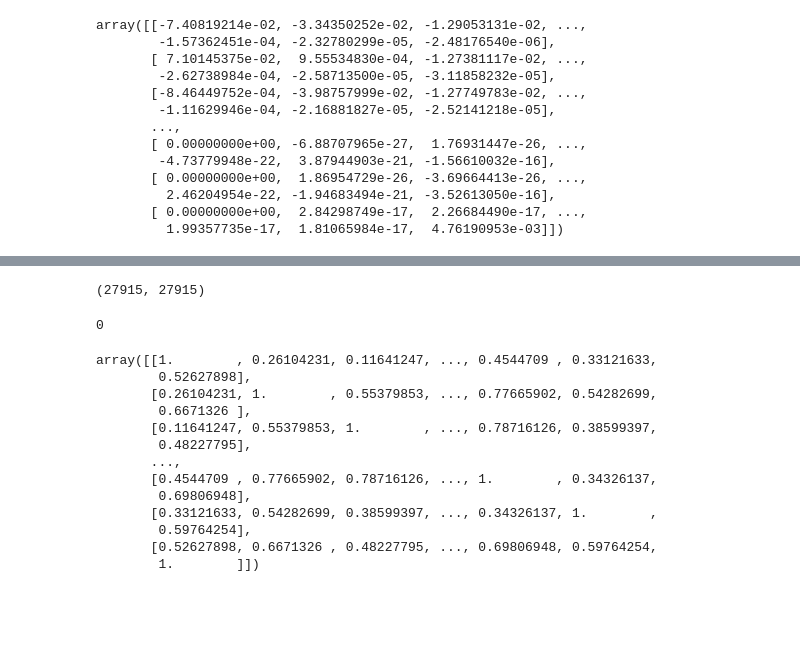
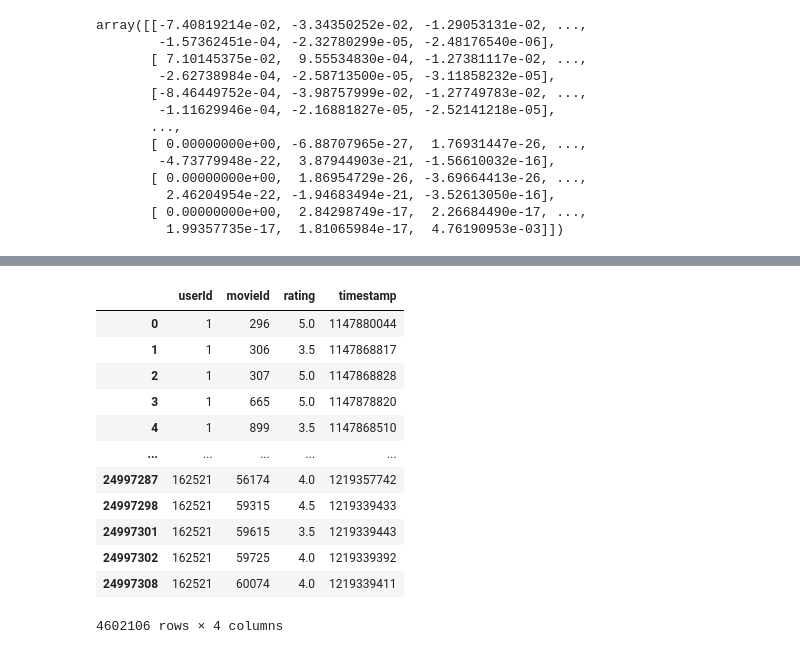
Before and after one commit to mskim94/Matrix_Factorization, a Jupyter notebook: Untitled.ipynb, the cells around one changed output, grey strips where cells are left out. Drawn from its saved outputs; the diff is of its cells as text; code cells hidden in the pictures; blank space fills up the shorter version.

Commit message:
Matrix Factorization

```diff
--- a/Untitled.ipynb
+++ b/Untitled.ipynb
@@ -357,28 +304,0 @@ matrix.shape
-# %%
-corr = np.corrcoef(matrix)
-corr.shape
-# %% [output]
-(27915, 27915)
-# %%
-movie_id = new_train.columns
-movie_id_list = list(movie_id)
-coffey_hands = movie_id_list.index(1)
-print(coffey_hands)
-# %% [output]
-0
-# %%
-corr
-# %% [output]
-array([[1.        , 0.26104231, 0.11641247, ..., 0.4544709 , 0.33121633,
-        0.52627898],
-       [0.26104231, 1.        , 0.55379853, ..., 0.77665902, 0.54282699,
-        0.6671326 ],
-       [0.11641247, 0.55379853, 1.        , ..., 0.78716126, 0.38599397,
-        0.48227795],
-       ...,
-       [0.4544709 , 0.77665902, 0.78716126, ..., 1.        , 0.34326137,
-        0.69806948],
-       [0.33121633, 0.54282699, 0.38599397, ..., 0.34326137, 1.        ,
-        0.59764254],
-       [0.52627898, 0.6671326 , 0.48227795, ..., 0.69806948, 0.59764254,
-        1.        ]])
@@ -384,0 +310,16 @@ array([[1.        , 0.26104231, 0.11641247, ..., 0.4544709 , 0.33121633,
+# %%
+train_df
+# %% [output]
+|  | userId | movieId | rating | timestamp |
+| 0 | 1 | 296 | 5.0 | 1147880044 |
+| 1 | 1 | 306 | 3.5 | 1147868817 |
+| 2 | 1 | 307 | 5.0 | 1147868828 |
+| 3 | 1 | 665 | 5.0 | 1147878820 |
+| 4 | 1 | 899 | 3.5 | 1147868510 |
+| ... | ... | ... | ... | ... |
+| 24997287 | 162521 | 56174 | 4.0 | 1219357742 |
+| 24997298 | 162521 | 59315 | 4.5 | 1219339433 |
+| 24997301 | 162521 | 59615 | 3.5 | 1219339443 |
+| 24997302 | 162521 | 59725 | 4.0 | 1219339392 |
+| 24997308 | 162521 | 60074 | 4.0 | 1219339411 |
+4602106 rows × 4 columns
```
Also changed, not shown: parts of 28 cells of this notebook.
